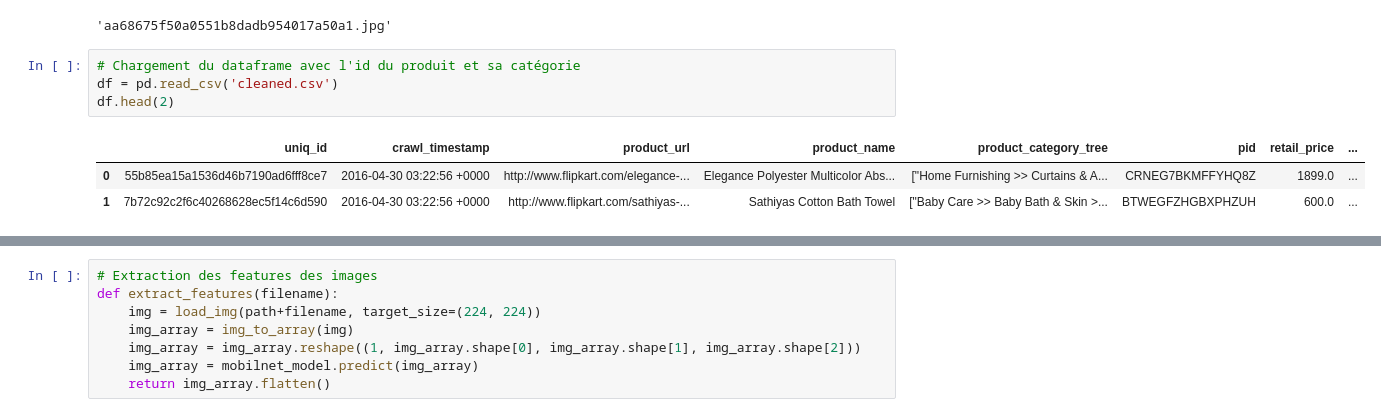
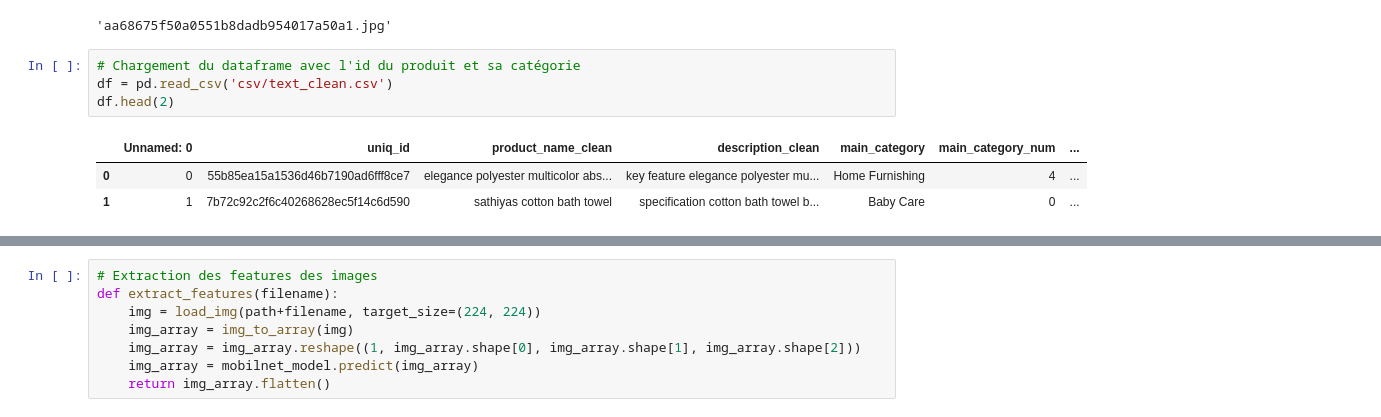
Before and after one commit to lilifull/brief_29_cosmo_dev_still_grindin, a Jupyter notebook: Pretraitement des images transfert learning-mobile net.ipynb, the cells around one changed output, grey strips where cells are left out. Saved outputs shown, nothing was run; the diff lists cells and outputs as text.

```diff
--- a/Pretraitement des images transfert learning-mobile net.ipynb
+++ b/Pretraitement des images transfert learning-mobile net.ipynb
@@ -31,9 +34,9 @@ list_photos[0]
 'aa68675f50a0551b8dadb954017a50a1.jpg'
 # %%
 # Chargement du dataframe avec l'id du produit et sa catégorie
-df = pd.read_csv('cleaned.csv')
+df = pd.read_csv('csv/text_clean.csv')
 df.head(2)
 # %% [output]
-|  | uniq_id | crawl_timestamp | product_url | product_name | product_category_tree | pid | retail_price | ... |
-| 0 | 55b85ea15a1536d46b7190ad6fff8ce7 | 2016-04-30 03:22:56 +0000 | http://www.flipkart.com/elegance-... | Elegance Polyester Multicolor Abs... | ["Home Furnishing >> Curtains & A... | CRNEG7BKMFFYHQ8Z | 1899.0 | ... |
-| 1 | 7b72c92c2f6c40268628ec5f14c6d590 | 2016-04-30 03:22:56 +0000 | http://www.flipkart.com/sathiyas-... | Sathiyas Cotton Bath Towel | ["Baby Care >> Baby Bath & Skin >... | BTWEGFZHGBXPHZUH | 600.0 | ... |
+|  | Unnamed: 0 | uniq_id | product_name_clean | description_clean | main_category | main_category_num | ... |
+| 0 | 0 | 55b85ea15a1536d46b7190ad6fff8ce7 | elegance polyester multicolor abs... | key feature elegance polyester mu... | Home Furnishing | 4 | ... |
+| 1 | 1 | 7b72c92c2f6c40268628ec5f14c6d590 | sathiyas cotton bath towel | specification cotton bath towel b... | Baby Care | 0 | ... |
```
Also changed, not shown: parts of 19 cells of this notebook, 10 other files.
